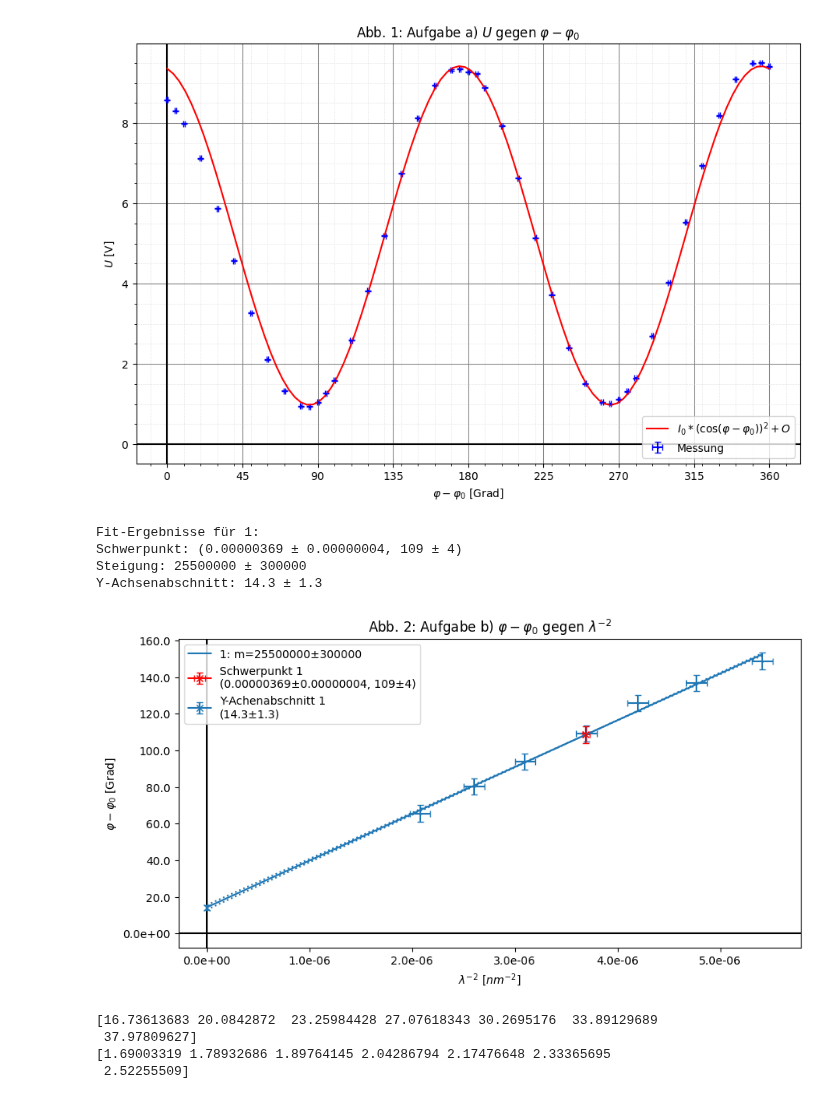
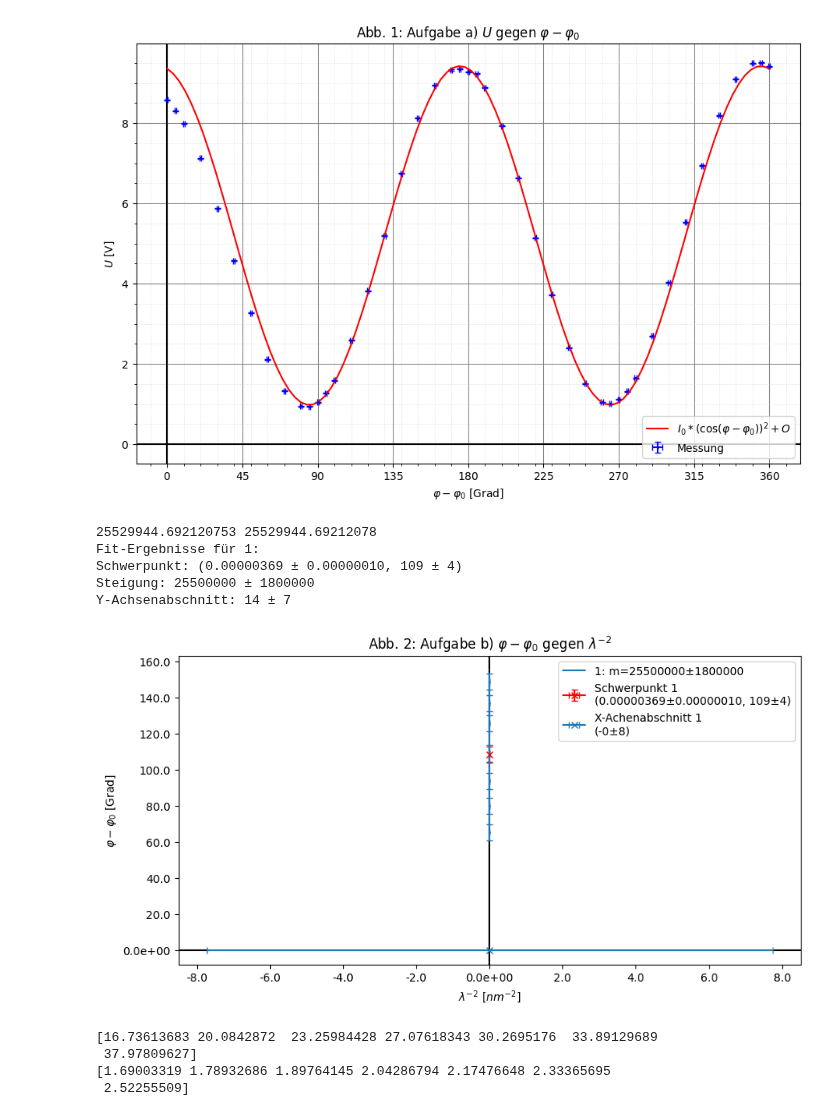
Before and after one commit to Patrixon0/data-analysis-plotting-tool, a Jupyter notebook: P3/Theo_Patrick/370/370_main.ipynb, the cells around one changed output. Saved outputs shown, nothing was run; the diff lists cells and outputs as text; code cells hidden in the pictures.

```diff
--- a/P3/Theo_Patrick/370/370_main.ipynb
+++ b/P3/Theo_Patrick/370/370_main.ipynb
@@ -461,38 +461,39 @@ B_mean = np.mean(B)
 
 #I now need this to be incoorperated into the geraden_fit function. For that, I need to save the mean values in a file with their errors in this format:
 #1/wavelength**2 null mean_value error
 #I will do this now
 #mean_values = np.array([c0_mean, c1_mean, c2_mean, c3_mean, c4_mean, c5_mean, B_mean])
 #errors = np.array([1/(np.sqrt(7))*10, 1/(np.sqrt(7))*10, 1/(np.sqrt(7))*10, 1/(np.sqrt(7))*10, 1/(np.sqrt(7))*10, 1/(np.sqrt(7))*10, 1/(np.sqrt(7))*10])
 #np.savetxt('b_mean.txt', np.column_stack([mean_values, errors]), fmt='%.18e', delimiter=' ', header='mean_values errors')
 
 #You need to do the saving again, because we need the 1/lambda**2 values
 mean_values = np.array([c0_mean, c1_mean, c2_mean, c3_mean, c4_mean, c5_mean, B_mean]) + 5
 errors = np.array([10/np.sqrt(5), 10/np.sqrt(5), 10/np.sqrt(5), 10/np.sqrt(5), 10/np.sqrt(5), 10/np.sqrt(5), 10/np.sqrt(5)])
 inverse_wavelengths_squared = np.array([1/(694**2), 1/(620**2), 1/(568**2), 1/(520**2), 1/(488**2), 1/(458**2), 1/(430**2)])  # * 10**18  # Umrechnung in m
 null = np.zeros(7) + 0.0000001
 np.savetxt('b_mean.txt', np.column_stack([inverse_wavelengths_squared, null, mean_values, errors]), fmt='%.18e', delimiter=' ', header='mean_values errors inverse_wavelengths_squared null')
 from geraden_fit import geraden_fit
 geraden_fit(
     exp_nr='b',
     file_n='b_mean.txt',
     title=r'Abb. 2: Aufgabe b) $\varphi - \varphi_0$ gegen $\lambda^{-2}$',
     y_label=r'$\varphi - \varphi_0$ [Grad]',
     x_label=r'$\lambda^{-2}$ [$nm^{-2}$]',
     save=True,
     linear_fit=True,
     #x_major_ticks=0.0000005,
     #x_minor_ticks=0.0000001,
     #y_major_ticks=50,
     #y_minor_ticks=10,
-    plot_y_inter = True
+    plot_x_inter = True
 )
 # %% [output]
+25529944.692120753 25529944.69212078
 Fit-Ergebnisse für 1:
-Schwerpunkt: (0.00000369 ± 0.00000004, 109 ± 4)
-Steigung: 25500000 ± 300000
-Y-Achsenabschnitt: 14.3 ± 1.3
+Schwerpunkt: (0.00000369 ± 0.00000010, 109 ± 4)
+Steigung: 25500000 ± 1800000
+Y-Achsenabschnitt: 14 ± 7
-[figure, old version]
+[figure, new version]
 # %%
 # Berechnung spezifisches Drehvermögen
 A = 14
```
Also changed, not shown: parts of 1 cell of this notebook, 9 other files.
